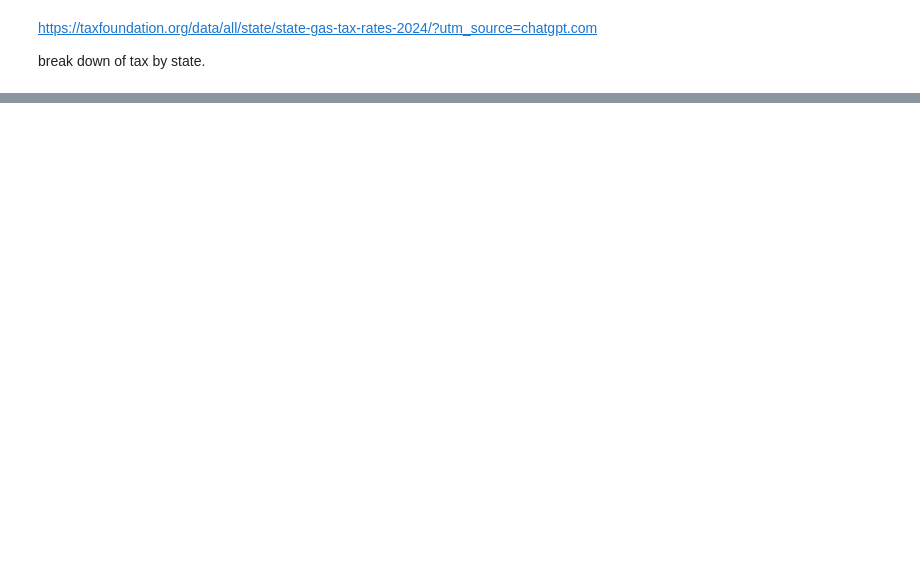
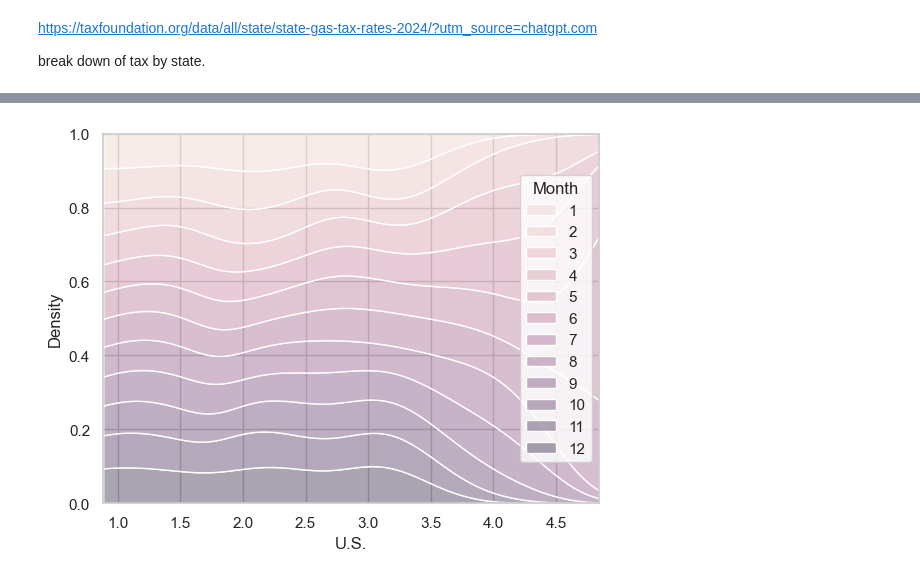
Before and after one commit to tdoan123/data-learning-journey, a Jupyter notebook: Python/Bamboo Weekly/bw_83_US_gasoline_price.ipynb, the cells around one changed output, grey strips where cells are left out. Cells and saved outputs as stored; diff of their text form; code cells hidden in the pictures; blank space fills up the shorter version.

```diff
--- a/Python/Bamboo Weekly/bw_83_US_gasoline_price.ipynb
+++ b/Python/Bamboo Weekly/bw_83_US_gasoline_price.ipynb
@@ -432,0 +539,7 @@ break down of tax by state.
+# %%
+sns.set_theme(style='whitegrid')
+sns.kdeplot(data=df2, x = df2['U.S.'], hue= df2['Month'], cut = 0, fill = True, common_norm=False,multiple="fill", alpha = 0.4)
+
+plt.show()
+# %% [output]
+[figure, added]
```
Also changed, not shown: parts of 20 cells of this notebook, 1 other file.
